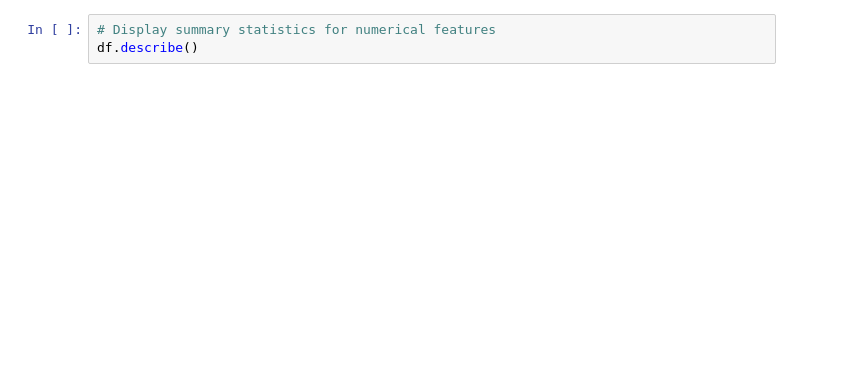
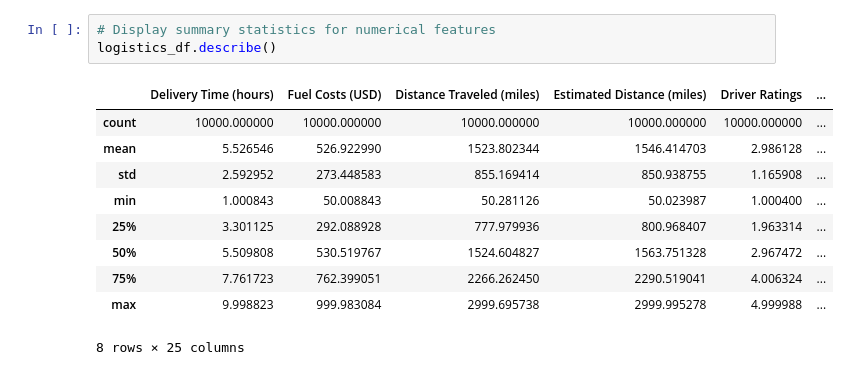
Before and after one commit to pcpetty/logistics-optimization-project, a Jupyter notebook: notebooks/01_data_exploration.ipynb, the cells around one changed output. Drawn from its saved outputs; the diff is of its cells as text; blank space fills up the shorter version.

```diff
--- a/notebooks/01_data_exploration.ipynb
+++ b/notebooks/01_data_exploration.ipynb
@@ -24,5 +47,16 @@ df.head()
 # %%
 # Display summary statistics for numerical features
-df.describe()
+logistics_df.describe()
+# %% [output]
+|  | Delivery Time (hours) | Fuel Costs (USD) | Distance Traveled (miles) | Estimated Distance (miles) | Driver Ratings | ... |
+| count | 10000.000000 | 10000.000000 | 10000.000000 | 10000.000000 | 10000.000000 | ... |
+| mean | 5.526546 | 526.922990 | 1523.802344 | 1546.414703 | 2.986128 | ... |
+| std | 2.592952 | 273.448583 | 855.169414 | 850.938755 | 1.165908 | ... |
+| min | 1.000843 | 50.008843 | 50.281126 | 50.023987 | 1.000400 | ... |
+| 25% | 3.301125 | 292.088928 | 777.979936 | 800.968407 | 1.963314 | ... |
+| 50% | 5.509808 | 530.519767 | 1524.604827 | 1563.751328 | 2.967472 | ... |
+| 75% | 7.761723 | 762.399051 | 2266.262450 | 2290.519041 | 4.006324 | ... |
+| max | 9.998823 | 999.983084 | 2999.695738 | 2999.995278 | 4.999988 | ... |
+8 rows × 25 columns
 # %%
 # Check for missing values
```
Also changed, not shown: parts of 8 cells of this notebook, 7 other files.
